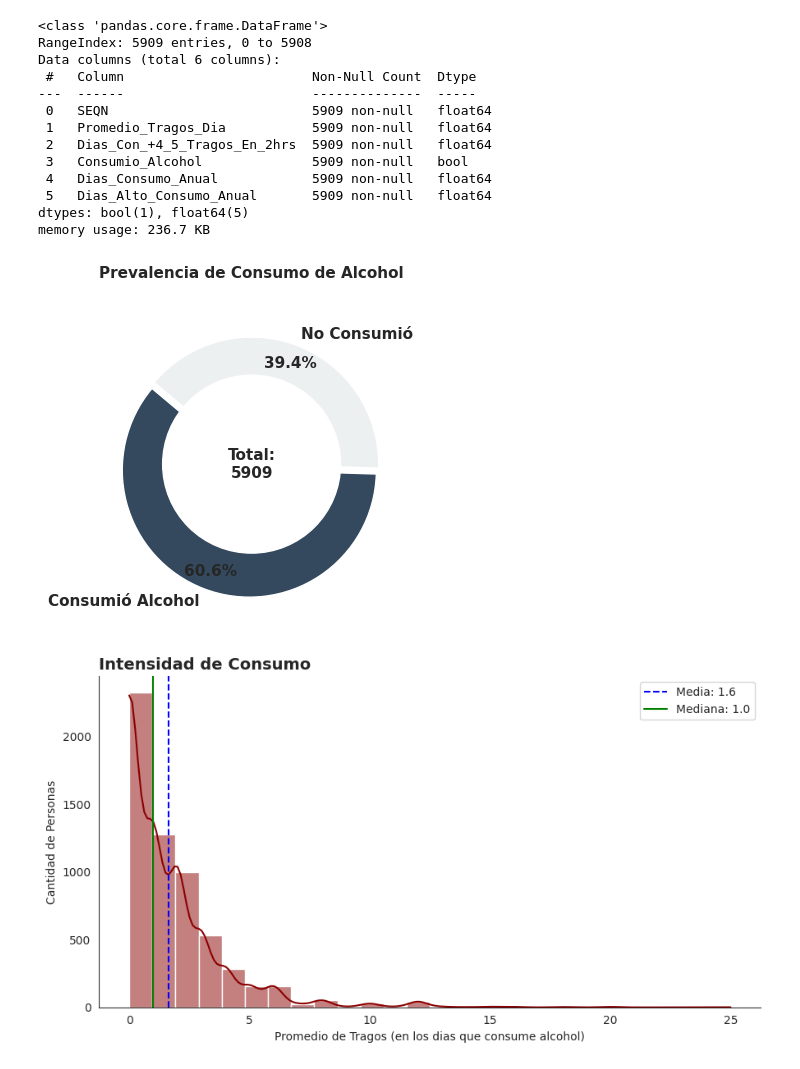
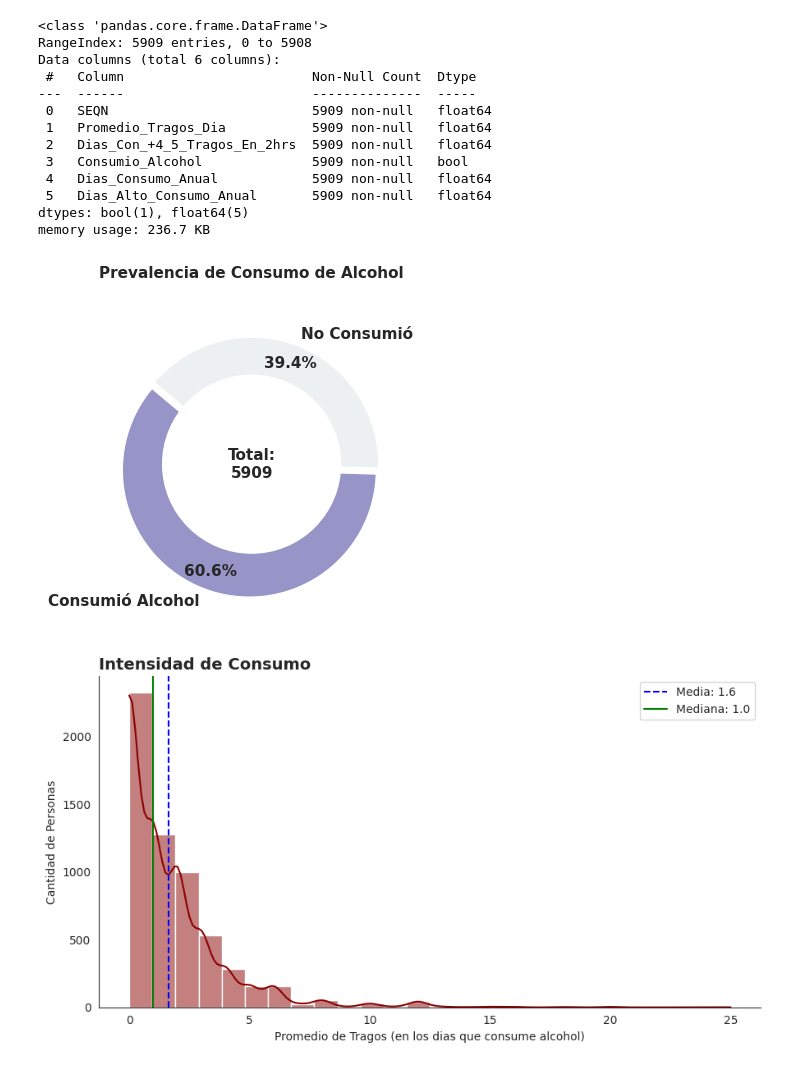
Before and after one commit to salva1984/kokoa-analisis-salud-mental, a Jupyter notebook: notebooks/04-analisis.ipynb, the cells around one changed output. Saved outputs shown, nothing was run; the diff lists cells and outputs as text; code cells hidden in the pictures.

```diff
--- a/notebooks/04-analisis.ipynb
+++ b/notebooks/04-analisis.ipynb
@@ -278,35 +278,35 @@ import matplotlib.pyplot as plt
 
 # 1. Preparar los datos
 conteo = df_alq['Consumio_Alcohol'].value_counts()
 etiquetas = ['Consumió Alcohol', 'No Consumió']
-colores = ['#34495e', '#ecf0f1'] # Gris oscuro (activo) y gris muy claro (neutro)
+colores = ["#9794c8", '#ecf0f1'] # Gris oscuro (activo) y gris muy claro (neutro)
 
 # 2. Crear el gráfico de dona
 plt.figure(figsize=(4, 4))
 plt.pie(
     conteo,
     labels=etiquetas,
     autopct='%1.1f%%',
     startangle=140,
     colors=colores,
     pctdistance=0.85,
     explode=(0.05, 0), # Separa un poco la tajada del "Sí"
     textprops={'fontweight': 'bold', 'fontsize': 11}
 )
 
 # 3. Dibujar el círculo blanco central (la dona)
 centro_circulo = plt.Circle((0,0), 0.70, fc='white')
 fig = plt.gcf()
 fig.gca().add_artist(centro_circulo)
 
 # 4. Información central
 plt.text(0, 0, f'Total:\n{len(df_alq)}', ha='center', va='center', fontsize=11, fontweight='bold')
 
 plt.title('Prevalencia de Consumo de Alcohol', fontsize=11, fontweight='bold', pad=20)
 plt.tight_layout()
 plt.show()
 # %% [output]
-[figure, old version]
+[figure, new version]
 # %%
 import matplotlib.pyplot as plt
 import seaborn as sns
```
Also changed, not shown: parts of 3 cells of this notebook, 6 other files.
